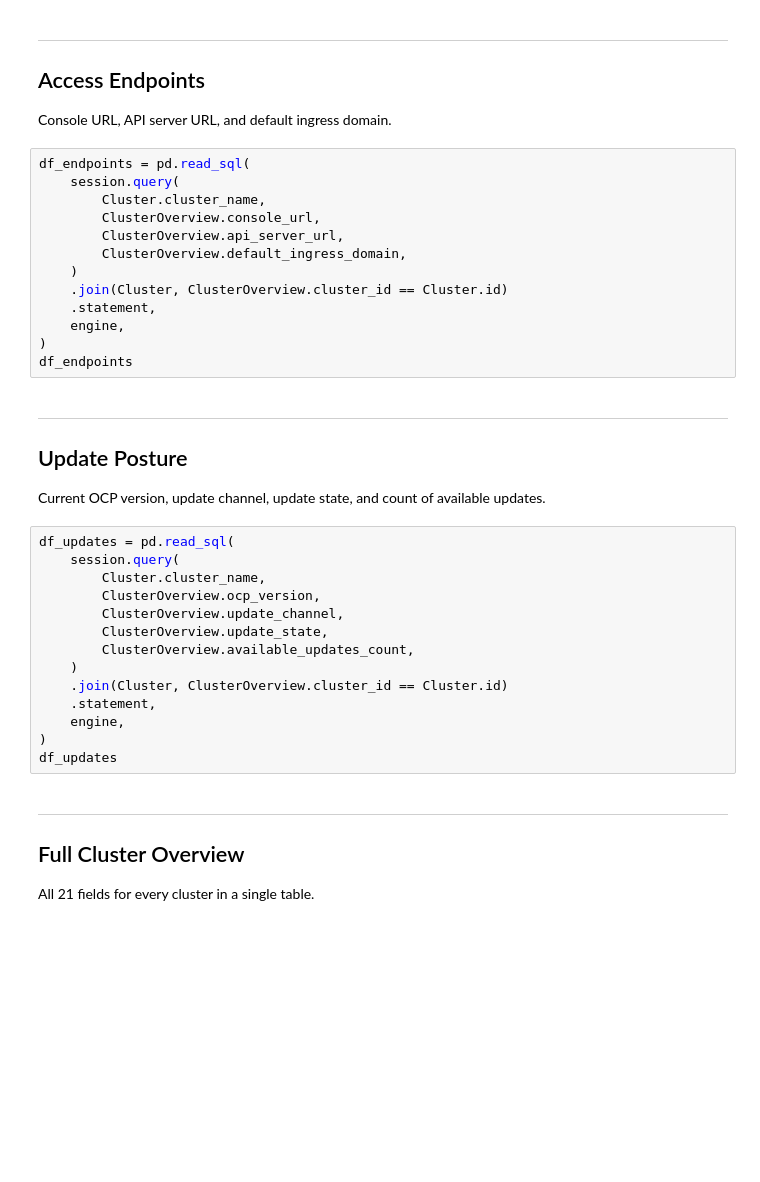
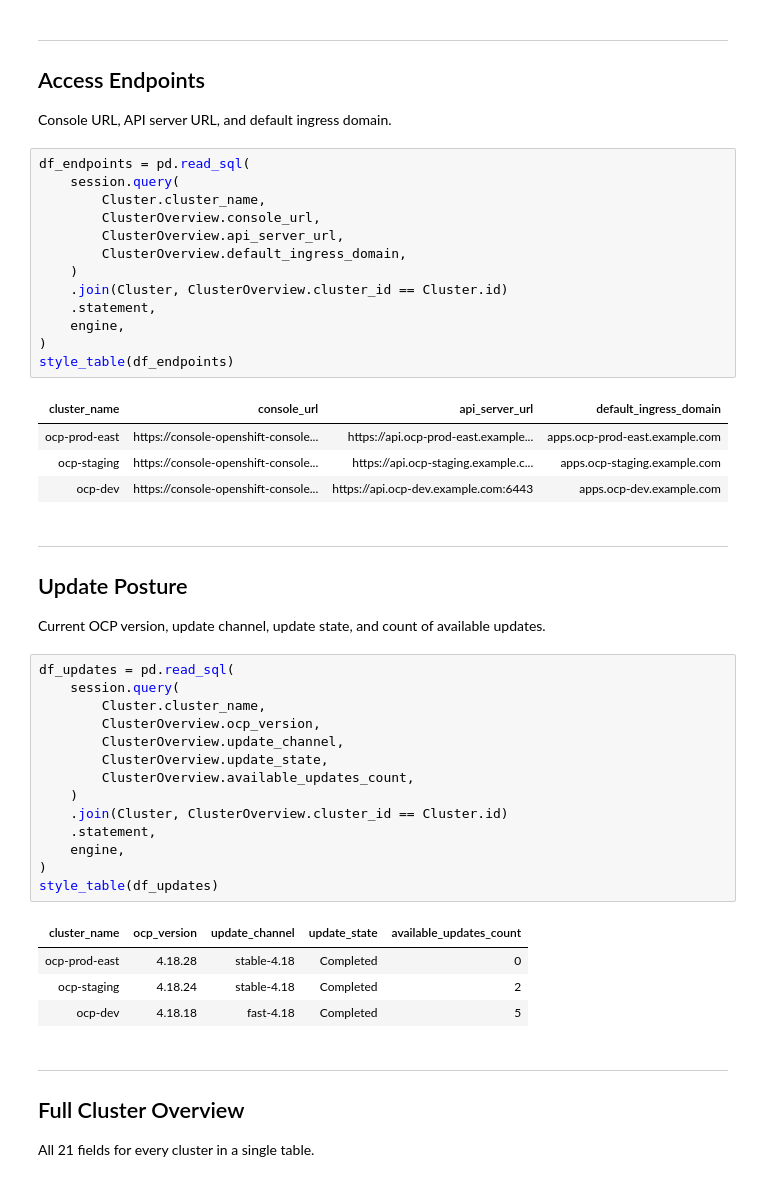
Before and after one commit to stuartshay/openshift-csv-exporter, a Jupyter notebook: notebook/cluster-overview.ipynb, the cells around one changed output. Saved outputs shown, nothing was run; the diff lists cells and outputs as text; blank space fills up the shorter version.

```diff
--- a/notebook/cluster-overview.ipynb
+++ b/notebook/cluster-overview.ipynb
@@ -132,7 +202,12 @@ df_endpoints = pd.read_sql(
     .statement,
     engine,
 )
-df_endpoints
+style_table(df_endpoints)
+# %% [output]
+| cluster_name | console_url | api_server_url | default_ingress_domain |
+| ocp-prod-east | https://console-openshift-console... | https://api.ocp-prod-east.example... | apps.ocp-prod-east.example.com |
+| ocp-staging | https://console-openshift-console... | https://api.ocp-staging.example.c... | apps.ocp-staging.example.com |
+| ocp-dev | https://console-openshift-console... | https://api.ocp-dev.example.com:6443 | apps.ocp-dev.example.com |
 # %% [markdown]
 ---
 ## Update Posture
@@ -141,17 +216,22 @@ Current OCP version, update channel, update state, and count of available update
 # %%
 df_updates = pd.read_sql(
     session.query(
         Cluster.cluster_name,
         ClusterOverview.ocp_version,
         ClusterOverview.update_channel,
         ClusterOverview.update_state,
         ClusterOverview.available_updates_count,
     )
     .join(Cluster, ClusterOverview.cluster_id == Cluster.id)
     .statement,
     engine,
 )
-df_updates
+style_table(df_updates)
+# %% [output]
+| cluster_name | ocp_version | update_channel | update_state | available_updates_count |
+| ocp-prod-east | 4.18.28 | stable-4.18 | Completed | 0 |
+| ocp-staging | 4.18.24 | stable-4.18 | Completed | 2 |
+| ocp-dev | 4.18.18 | fast-4.18 | Completed | 5 |
 # %% [markdown]
 ---
 ## Full Cluster Overview
```
Also changed, not shown: parts of 9 cells of this notebook, 30 other files.
